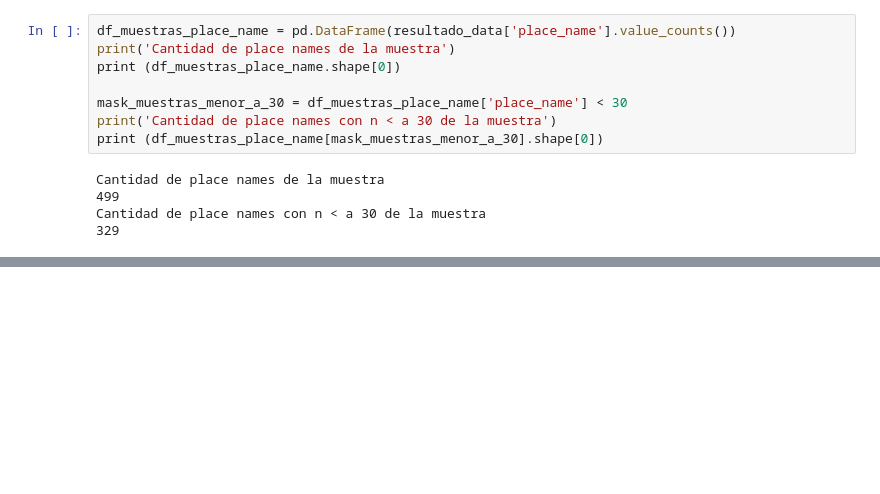
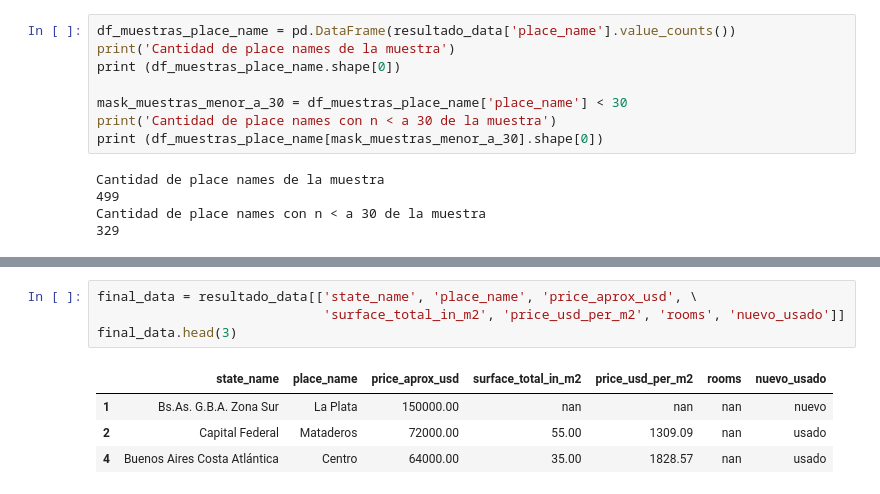
Before and after one commit to Sergio-Piazza/TP1_Grupo_7_Dhdsblend, a Jupyter notebook: Desafio_1_Grupo_7.ipynb, the cells around one changed output, grey strips where cells are left out. Cells and saved outputs as stored; diff of their text form; blank space fills up the shorter version.

```diff
--- a/Desafio_1_Grupo_7.ipynb
+++ b/Desafio_1_Grupo_7.ipynb
@@ -1393 +1634,10 @@ Index(['Unnamed: 0', 'operation', 'property_type', 'place_name',
+# %%
+final_data = resultado_data[['state_name', 'place_name', 'price_aprox_usd', \
+                             'surface_total_in_m2', 'price_usd_per_m2', 'rooms', 'nuevo_usado']]
+final_data.head(3)
+# %% [output]
+|  | state_name | place_name | price_aprox_usd | surface_total_in_m2 | price_usd_per_m2 | rooms | nuevo_usado |
+| 1 | Bs.As. G.B.A. Zona Sur | La Plata | 150000.00 | nan | nan | nan | nuevo |
+| 2 | Capital Federal | Mataderos | 72000.00 | 55.00 | 1309.09 | nan | usado |
+| 4 | Buenos Aires Costa Atlántica | Centro | 64000.00 | 35.00 | 1828.57 | nan | usado |
 # %%
```
Also changed, not shown: parts of 48 cells of this notebook.
